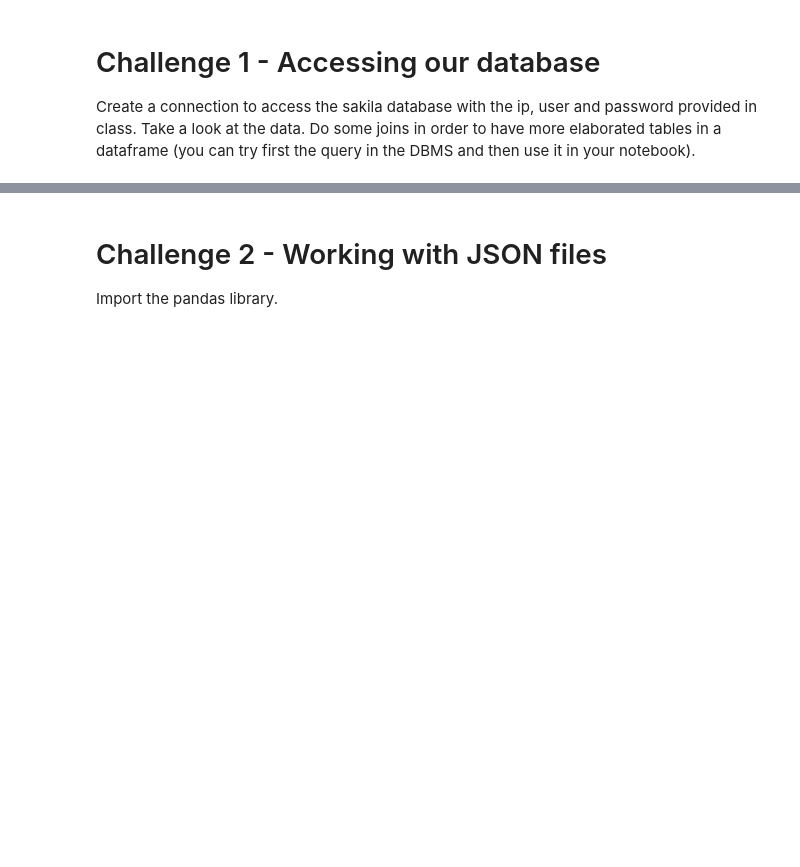
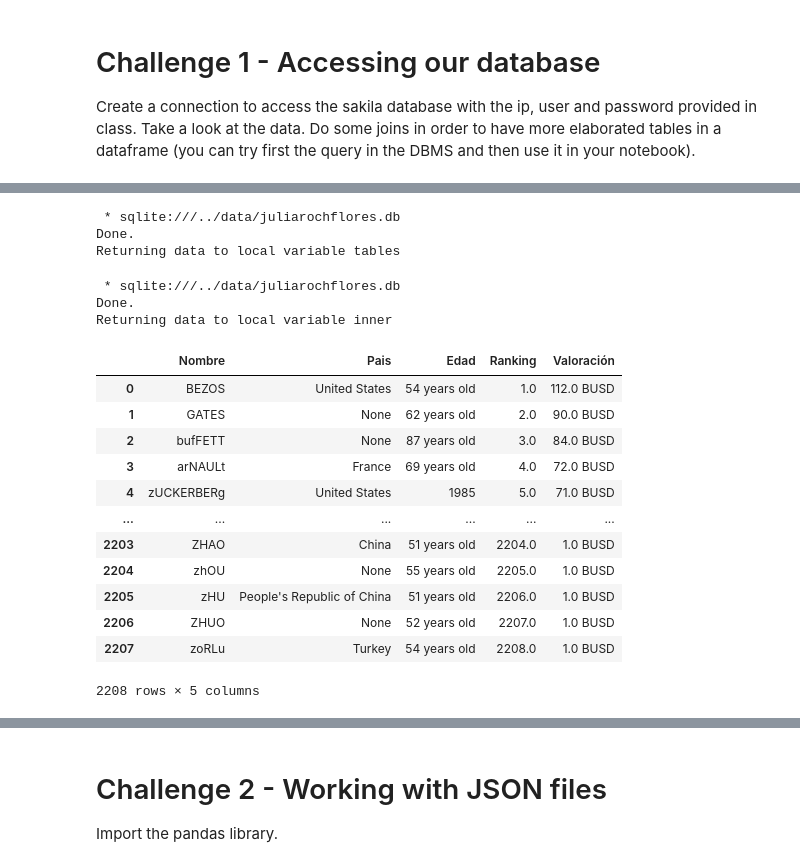
Before and after one commit to ta-data-mad/dataptmad0420, a Jupyter notebook: module-1/importing-exporting-data/your-code/main.ipynb, the cells around one changed output, grey strips where cells are left out. Saved outputs shown, nothing was run; the diff lists cells and outputs as text; code cells hidden in the pictures; blank space fills up the shorter version.

```diff
--- a/module-1/importing-exporting-data/your-code/main.ipynb
+++ b/module-1/importing-exporting-data/your-code/main.ipynb
@@ -10,0 +16,50 @@ Create a connection to access the sakila database with the ip, user and password
+# %%
+%%sql tables <<
+
+SELECT
+    name
+FROM
+    sqlite_master
+WHERE
+    type ='table' AND
+    name NOT LIKE 'sqlite_%';
+# %% [output]
+ * sqlite:///../data/juliarochflores.db
+Done.
+Returning data to local variable tables
+# %%
+%%sql inner <<
+
+SELECT
+personal_info.lastName AS 'Nombre',
+personal_info.country AS ' Pais',
+personal_info.age AS 'Edad',
+rank_info.position AS 'Ranking',
+business_info.worth AS 'Valoración'
+FROM personal_info
+JOIN rank_info
+ON personal_info.id = rank_info.id
+JOIN business_info
+ON rank_info.id = business_info.id
+ORDER BY rank_info.position ASC;
+# %% [output]
+ * sqlite:///../data/juliarochflores.db
+Done.
+Returning data to local variable inner
+# %%
+df_1 = inner.DataFrame()
+df_1
+# %% [output]
+|  | Nombre | Pais | Edad | Ranking | Valoración |
+| 0 | BEZOS | United States | 54 years old | 1.0 | 112.0 BUSD |
+| 1 | GATES | None | 62 years old | 2.0 | 90.0 BUSD |
+| 2 | bufFETT | None | 87 years old | 3.0 | 84.0 BUSD |
+| 3 | arNAULt | France | 69 years old | 4.0 | 72.0 BUSD |
+| 4 | zUCKERBERg | United States | 1985 | 5.0 | 71.0 BUSD |
+| ... | ... | ... | ... | ... | ... |
+| 2203 | ZHAO | China | 51 years old | 2204.0 | 1.0 BUSD |
+| 2204 | zhOU | None | 55 years old | 2205.0 | 1.0 BUSD |
+| 2205 | zHU | People's Republic of China | 51 years old | 2206.0 | 1.0 BUSD |
+| 2206 | ZHUO | None | 52 years old | 2207.0 | 1.0 BUSD |
+| 2207 | zoRLu | Turkey | 54 years old | 2208.0 | 1.0 BUSD |
+2208 rows × 5 columns
```
Also changed, not shown: parts of 3 cells of this notebook, 1 other file.
